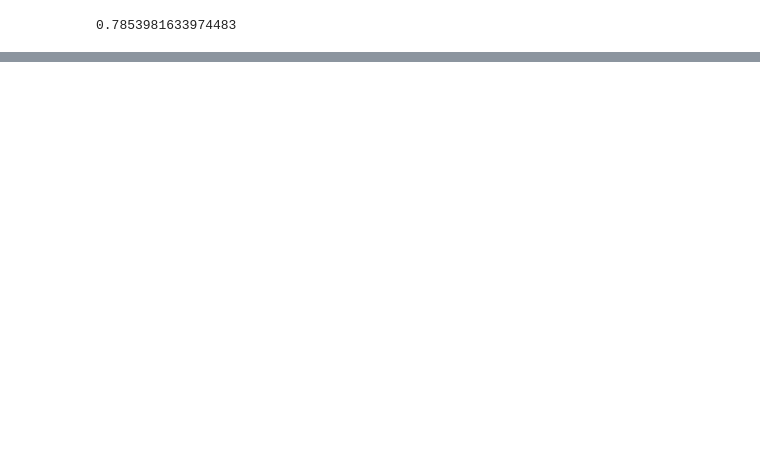
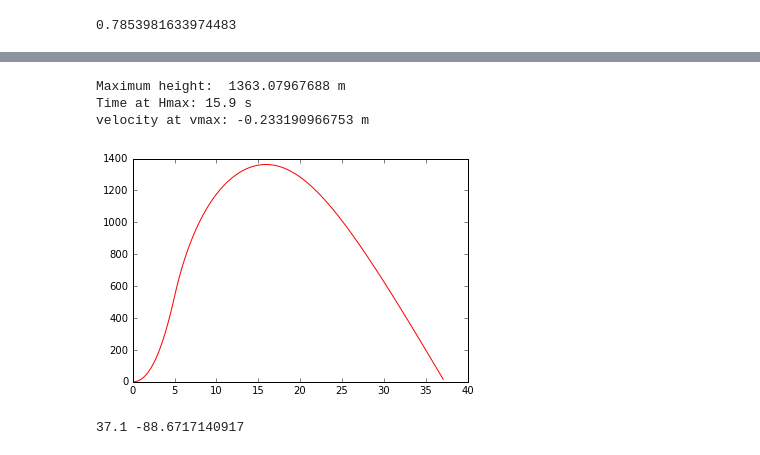
Before and after one commit to rambandaru/MAE6286, a Jupyter notebook: Assignments/Assign_1.ipynb, the cells around one changed output, grey strips where cells are left out. Cells and saved outputs as stored; diff of their text form; code cells hidden in the pictures; blank space fills up the shorter version.

```diff
--- a/Assignments/Assign_1.ipynb
+++ b/Assignments/Assign_1.ipynb
@@ -84,0 +118,17 @@ t= t[0:n]
+# %%
+# plotting the graph for t vs h
+(hmax,index) = max((h,i) for i,h in enumerate(h))
+pyplot.figure
+pyplot.plot(t,h, color ='red')
+print ("Maximum height: ", hmax,"m")
+print ("Time at Hmax:", t[index],"s")
+print ("velocity at vmax:",v[index],"m")
+# %% [output]
+Maximum height:  1363.07967688 m
+Time at Hmax: 15.9 s
+velocity at vmax: -0.233190966753 m
+[figure, added]
+# %%
+print (t[-1],v[-1])
+# %% [output]
+37.1 -88.6717140917
```
Also changed, not shown: parts of 6 cells of this notebook.
